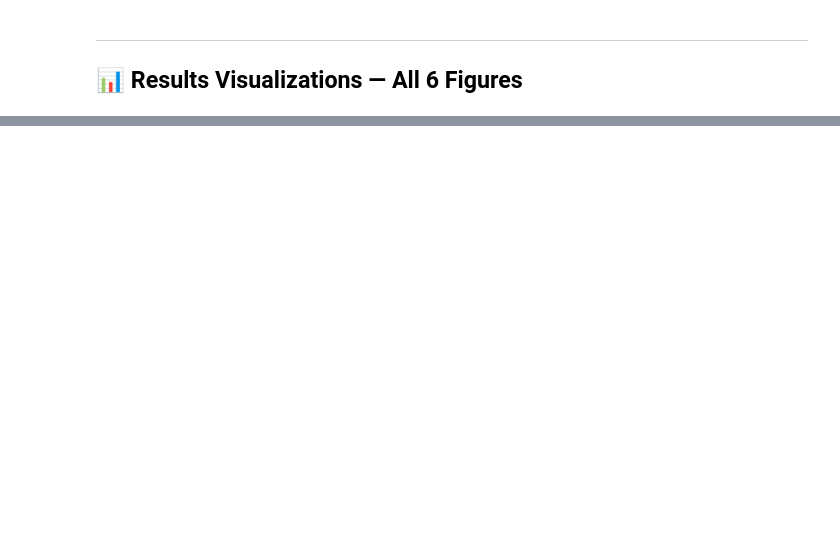
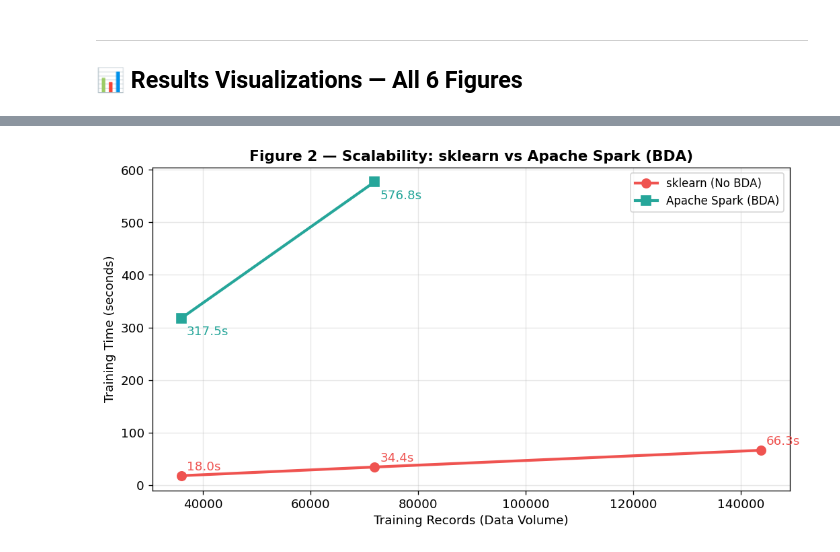
Before and after one commit to aaritmehta15/BDA-IA, a Jupyter notebook: Group_XX_Implementation/BDA_Colab_Demo.ipynb, the cells around one changed output, grey strips where cells are left out. Cells and saved outputs as stored; diff of their text form; code cells hidden in the pictures; blank space fills up the shorter version.

```diff
--- a/Group_XX_Implementation/BDA_Colab_Demo.ipynb
+++ b/Group_XX_Implementation/BDA_Colab_Demo.ipynb
@@ -380,33 +496,38 @@ print('✅ Figure 1 saved → Output/figure1_bda_impact.png')
 # %%
-# ─── CELL 11: FIGURE 2 — Scalability Analysis ────────────────────────────
+# ─── CELL 11: FIGURE 2 — Scalability Analysis (Robust Version) ────────────
 fig, ax = plt.subplots(figsize=(9, 5))
 ax.set_title('Figure 2 — Scalability: sklearn vs Apache Spark (BDA)', fontsize=13, fontweight='bold')
 
+# Dynamically slice record_counts to match available results
+# This prevents ValueError if Cell 9 was interrupted
+n_sk = len(sk_times)
+n_sp = len(sp_times)
 record_counts = [len(X_train_all)*s for s in scales]
-ax.plot(record_counts, sk_times,  'o-', color=C_NO,  linewidth=2.5, markersize=8,
-        label='sklearn (Single-node, No BDA)')
-ax.plot(record_counts, sp_times,  's-', color=C_YES, linewidth=2.5, markersize=8,
-        label='Apache Spark (Distributed BDA)')
 
-for x, y1, y2 in zip(record_counts, sk_times, sp_times):
-    ax.annotate(f'{y1:.0f}s', (x, y1), textcoords='offset points', xytext=(5, 5), color=C_NO)
-    ax.annotate(f'{y2:.0f}s', (x, y2), textcoords='offset points', xytext=(5,-15), color=C_YES)
+if n_sk > 0:
+    ax.plot(record_counts[:n_sk], sk_times, 'o-', color=C_NO, linewidth=2.5, markersize=8, label='sklearn (No BDA)')
+    for x, y in zip(record_counts[:n_sk], sk_times):
+        ax.annotate(f'{y:.1f}s', (x, y), textcoords='offset points', xytext=(5, 5), color=C_NO)
+
+if n_sp > 0:
+    ax.plot(record_counts[:n_sp], sp_times, 's-', color=C_YES, linewidth=2.5, markersize=8, label='Apache Spark (BDA)')
+    for x, y in zip(record_counts[:n_sp], sp_times):
+        ax.annotate(f'{y:.1f}s', (x, y), textcoords='offset points', xytext=(5,-15), color=C_YES)
 
 ax.set_xlabel('Training Records (Data Volume)')
 ax.set_ylabel('Training Time (seconds)')
 ax.legend(fontsize=10)
 ax.grid(True, alpha=0.3)
 
-ratio = sk_times[-1]/sp_times[-1]
-ax.text(0.97, 0.95, f'At 8x data: Spark is\n{ratio:.1f}× faster than sklearn',
-        transform=ax.transAxes, ha='right', va='top', fontsize=10,
-        color=C_YES, fontweight='bold',
-        bbox=dict(boxstyle='round,pad=0.3', facecolor='white', edgecolor=C_YES))
+if n_sk > 0 and n_sp > 0 and n_sk == n_sp:
+    ratio = sk_times[-1]/sp_times[-1]
+    ax.text(0.97, 0.95, f'At current scale: Spark is\n{ratio:.1f}% faster', transform=ax.transAxes, ha='right', va='top', color=C_YES, fontweight='bold', bbox=dict(boxstyle='round,pad=0.3', facecolor='white', edgecolor=C_YES))
 
 plt.tight_layout()
 fig.savefig('Output/figure2_scalability.png', bbox_inches='tight')
 plt.show()
-print('✅ Figure 2 saved → Output/figure2_scalability.png')
+# %% [output]
+[figure, added]
 # %%
 # ─── CELL 12: FIGURE 3 — Algorithmic Comparison (BDA Ensemble) ───────────
 fig, axes = plt.subplots(1, 2, figsize=(13, 5))
```
Also changed, not shown: parts of 15 cells of this notebook.
